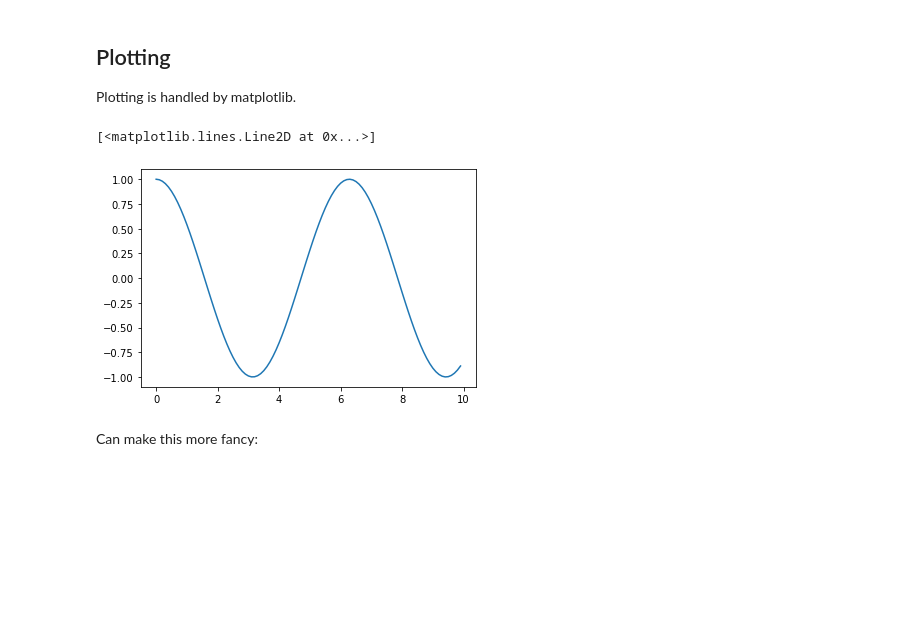
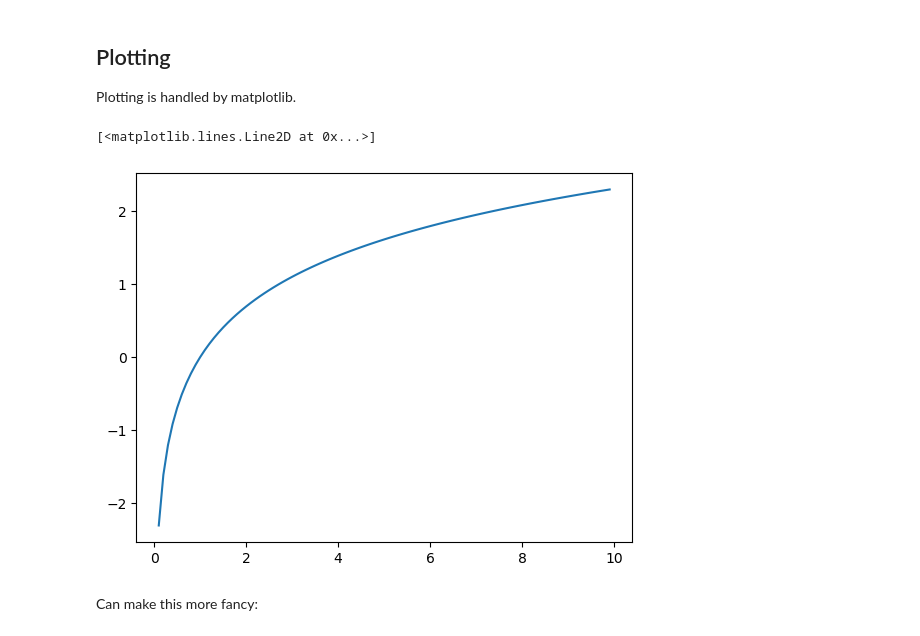
Before and after one commit to KAClough/TopicsInSciComp, a Jupyter notebook: Notebooks/Week1_JupyterExample.ipynb, the cells around one changed output. Cells and saved outputs as stored; diff of their text form; code cells hidden in the pictures; blank space fills up the shorter version.

```diff
--- a/Notebooks/Week1_JupyterExample.ipynb
+++ b/Notebooks/Week1_JupyterExample.ipynb
@@ -118,11 +136,11 @@ import matplotlib.pyplot as plt
 %matplotlib inline
 # %%
 x = np.arange(0,10,0.1) # Values between 0 and 10 in intervals of 0.1 - note that last entry is 9.9
-y = np.cos(x)
+y = np.log(x)
 plt.plot(x,y)
 # %% [output]
 [<matplotlib.lines.Line2D at 0x...>]
-[figure, old version]
+[figure, new version]
 # %% [markdown]
 Can make this more fancy:
 # %%
```
Also changed, not shown: parts of 5 cells of this notebook, 1 other file.
